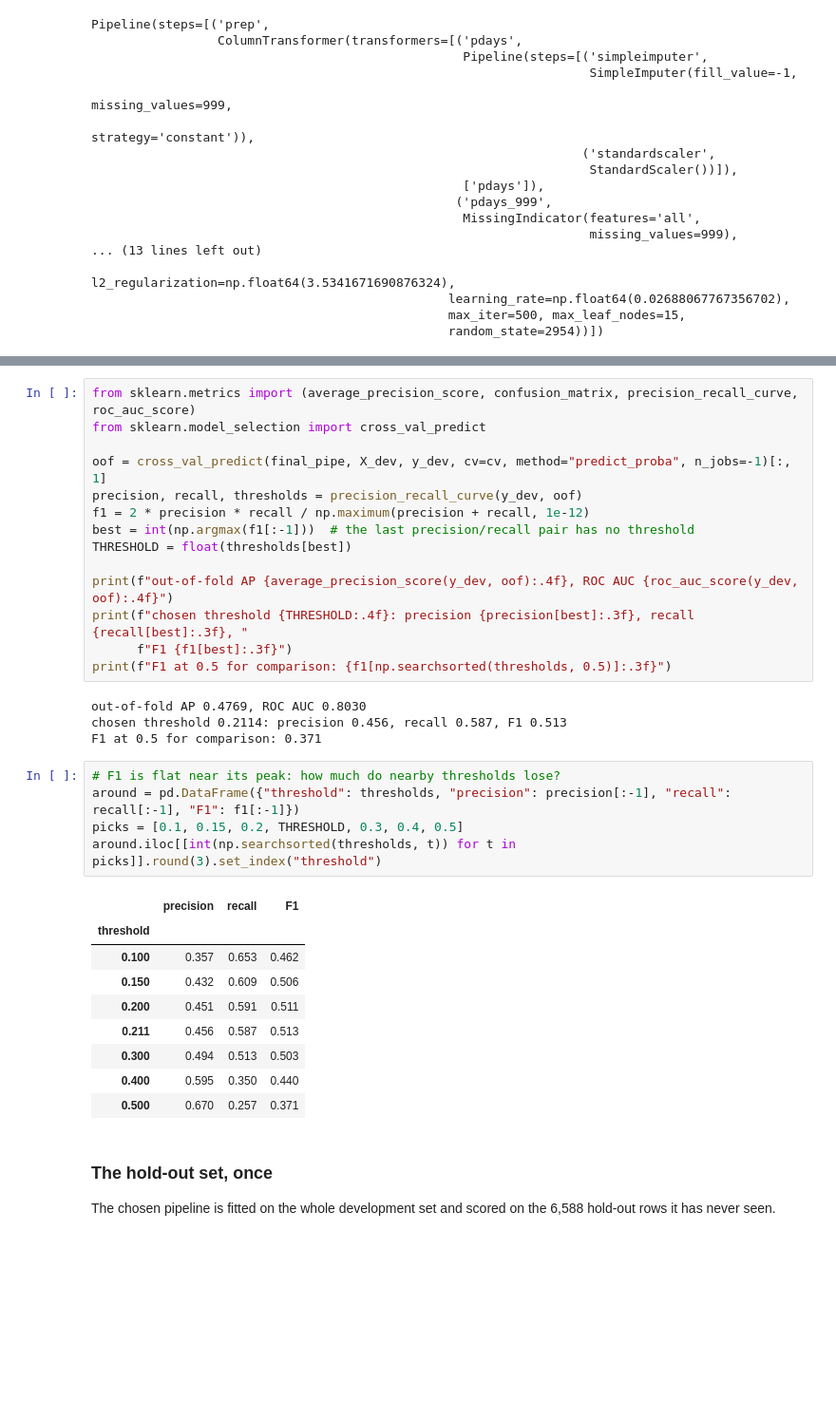
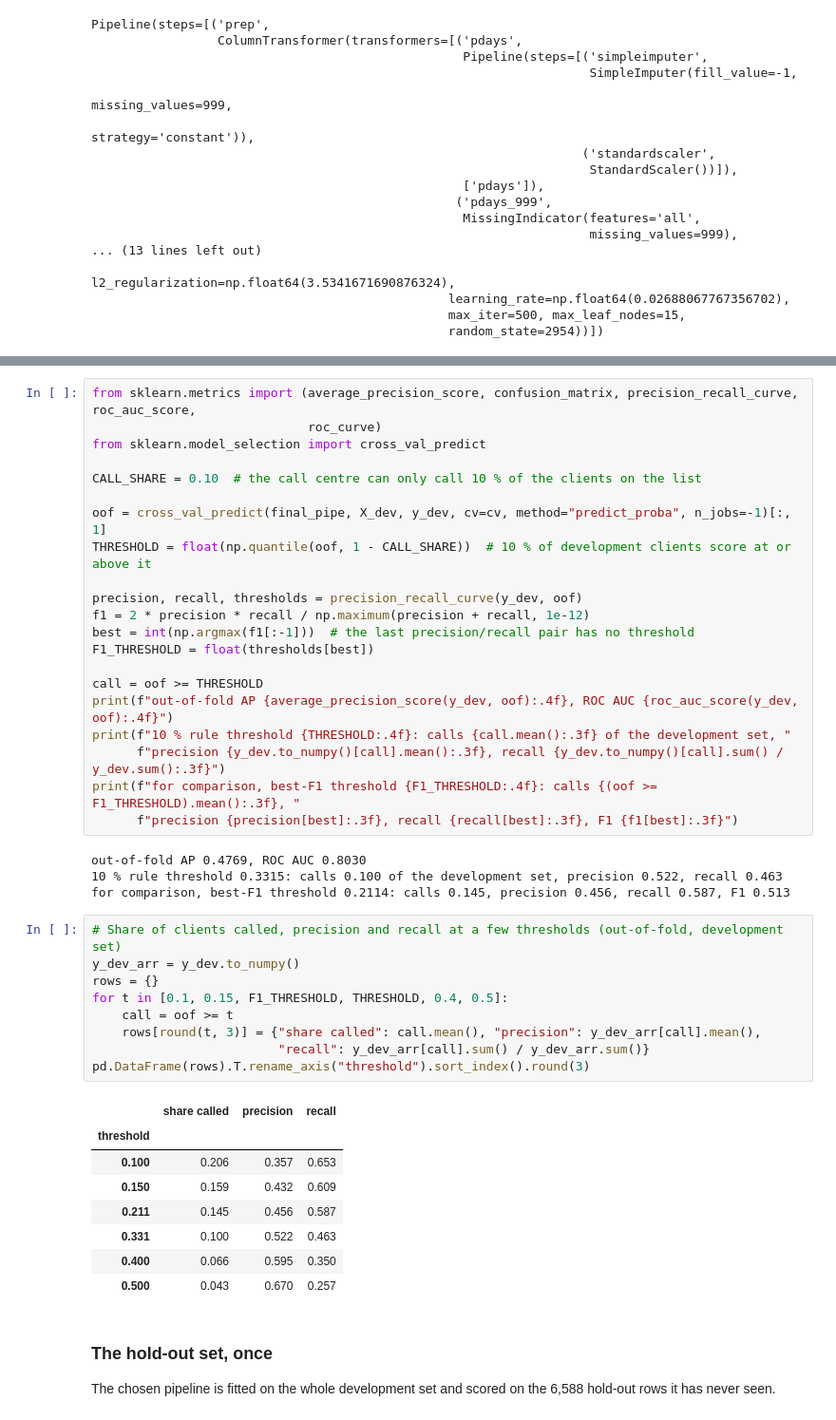
Before and after one commit to abo-code-1/task-03-ML-course, a Jupyter notebook: Imamsidikov_task3.ipynb, the cells around one changed output, grey strips where cells are left out. Shown at 95% size. Drawn from its saved outputs; the diff is of its cells as text; blank space fills up the shorter version.

```diff
--- a/Imamsidikov_task3.ipynb
+++ b/Imamsidikov_task3.ipynb
@@ -854,36 +896,46 @@ subscribers reached). The hold-out set still plays no part in any choice.
-# %%
-from sklearn.metrics import (average_precision_score, confusion_matrix, precision_recall_curve, roc_auc_score)
-from sklearn.model_selection import cross_val_predict
-
-oof = cross_val_predict(final_pipe, X_dev, y_dev, cv=cv, method="predict_proba", n_jobs=-1)[:, 1]
-precision, recall, thresholds = precision_recall_curve(y_dev, oof)
-f1 = 2 * precision * recall / np.maximum(precision + recall, 1e-12)
-best = int(np.argmax(f1[:-1]))  # the last precision/recall pair has no threshold
-THRESHOLD = float(thresholds[best])
-
-print(f"out-of-fold AP {average_precision_score(y_dev, oof):.4f}, ROC AUC {roc_auc_score(y_dev, oof):.4f}")
-print(f"chosen threshold {THRESHOLD:.4f}: precision {precision[best]:.3f}, recall {recall[best]:.3f}, "
-      f"F1 {f1[best]:.3f}")
-print(f"F1 at 0.5 for comparison: {f1[np.searchsorted(thresholds, 0.5)]:.3f}")
-# %% [output]
-out-of-fold AP 0.4769, ROC AUC 0.8030
-chosen threshold 0.2114: precision 0.456, recall 0.587, F1 0.513
-F1 at 0.5 for comparison: 0.371
-# %%
-# F1 is flat near its peak: how much do nearby thresholds lose?
-around = pd.DataFrame({"threshold": thresholds, "precision": precision[:-1], "recall": recall[:-1], "F1": f1[:-1]})
-picks = [0.1, 0.15, 0.2, THRESHOLD, 0.3, 0.4, 0.5]
-around.iloc[[int(np.searchsorted(thresholds, t)) for t in picks]].round(3).set_index("threshold")
-# %% [output]
-|  | precision | recall | F1 |
-| threshold |  |  |  |
-| 0.100 | 0.357 | 0.653 | 0.462 |
-| 0.150 | 0.432 | 0.609 | 0.506 |
-| 0.200 | 0.451 | 0.591 | 0.511 |
-| 0.211 | 0.456 | 0.587 | 0.513 |
-| 0.300 | 0.494 | 0.513 | 0.503 |
-| 0.400 | 0.595 | 0.350 | 0.440 |
-| 0.500 | 0.670 | 0.257 | 0.371 |
+# %%
+from sklearn.metrics import (average_precision_score, confusion_matrix, precision_recall_curve, roc_auc_score,
+                             roc_curve)
+from sklearn.model_selection import cross_val_predict
+
+CALL_SHARE = 0.10  # the call centre can only call 10 % of the clients on the list
+
+oof = cross_val_predict(final_pipe, X_dev, y_dev, cv=cv, method="predict_proba", n_jobs=-1)[:, 1]
+THRESHOLD = float(np.quantile(oof, 1 - CALL_SHARE))  # 10 % of development clients score at or above it
+
+precision, recall, thresholds = precision_recall_curve(y_dev, oof)
+f1 = 2 * precision * recall / np.maximum(precision + recall, 1e-12)
+best = int(np.argmax(f1[:-1]))  # the last precision/recall pair has no threshold
+F1_THRESHOLD = float(thresholds[best])
+
+call = oof >= THRESHOLD
+print(f"out-of-fold AP {average_precision_score(y_dev, oof):.4f}, ROC AUC {roc_auc_score(y_dev, oof):.4f}")
+print(f"10 % rule threshold {THRESHOLD:.4f}: calls {call.mean():.3f} of the development set, "
+      f"precision {y_dev.to_numpy()[call].mean():.3f}, recall {y_dev.to_numpy()[call].sum() / y_dev.sum():.3f}")
+print(f"for comparison, best-F1 threshold {F1_THRESHOLD:.4f}: calls {(oof >= F1_THRESHOLD).mean():.3f}, "
+      f"precision {precision[best]:.3f}, recall {recall[best]:.3f}, F1 {f1[best]:.3f}")
+# %% [output]
+out-of-fold AP 0.4769, ROC AUC 0.8030
+10 % rule threshold 0.3315: calls 0.100 of the development set, precision 0.522, recall 0.463
+for comparison, best-F1 threshold 0.2114: calls 0.145, precision 0.456, recall 0.587, F1 0.513
+# %%
+# Share of clients called, precision and recall at a few thresholds (out-of-fold, development set)
+y_dev_arr = y_dev.to_numpy()
+rows = {}
+for t in [0.1, 0.15, F1_THRESHOLD, THRESHOLD, 0.4, 0.5]:
+    call = oof >= t
+    rows[round(t, 3)] = {"share called": call.mean(), "precision": y_dev_arr[call].mean(),
+                         "recall": y_dev_arr[call].sum() / y_dev_arr.sum()}
+pd.DataFrame(rows).T.rename_axis("threshold").sort_index().round(3)
+# %% [output]
+|  | share called | precision | recall |
+| threshold |  |  |  |
+| 0.100 | 0.206 | 0.357 | 0.653 |
+| 0.150 | 0.159 | 0.432 | 0.609 |
+| 0.211 | 0.145 | 0.456 | 0.587 |
+| 0.331 | 0.100 | 0.522 | 0.463 |
+| 0.400 | 0.066 | 0.595 | 0.350 |
+| 0.500 | 0.043 | 0.670 | 0.257 |
 # %% [markdown]
 ### The hold-out set, once
 
```
Also changed, not shown: parts of 23 cells of this notebook, 3 other files.
